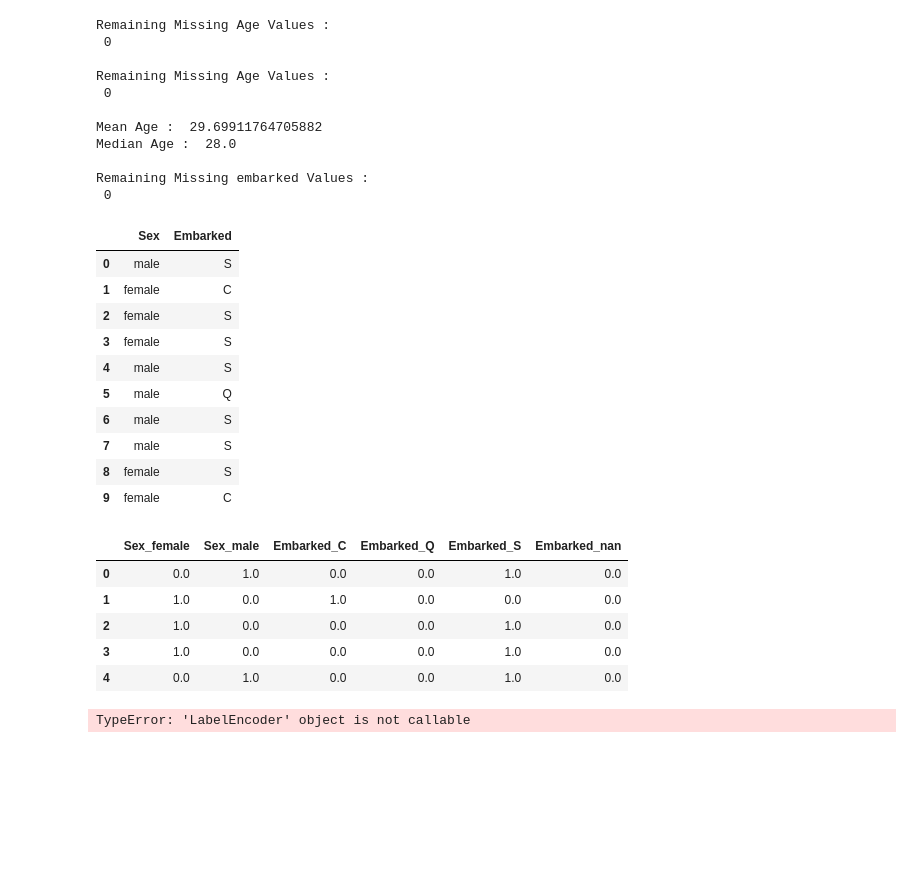
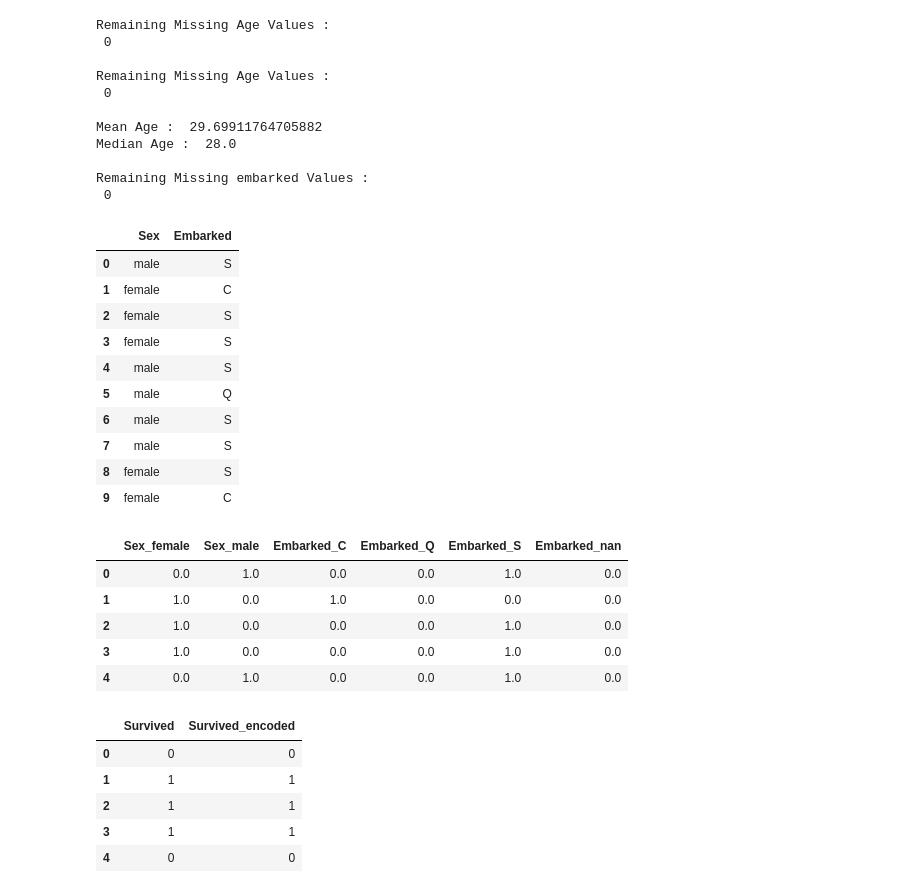
Before and after one commit to dhanusherramuri/AML_MSIS, a Jupyter notebook: AML_LAB_3 (18-08-2026).ipynb, the cells around one changed output. Saved outputs shown, nothing was run; the diff lists cells and outputs as text; code cells hidden in the pictures; blank space fills up the shorter version.

```diff
--- a/AML_LAB_3 (18-08-2026).ipynb
+++ b/AML_LAB_3 (18-08-2026).ipynb
@@ -157,32 +157,37 @@ encoded_df = pd.DataFrame(
 display(encoded_df.head())
 
 
 #ENCODING - LABEL
 
 
 from sklearn.preprocessing import LabelEncoder
 
 le = LabelEncoder()
 
 df['Survived_encoded'] = le.fit_transform(df['Survived'])
 
-display(df[['Survived', 'Survived_enc']])
+display(df[['Survived', 'Survived_encoded']].head())
 # %% [output]
 |  | Sex | Embarked |
 | 0 | male | S |
 | 1 | female | C |
 | 2 | female | S |
 | 3 | female | S |
 | 4 | male | S |
 | 5 | male | Q |
 | 6 | male | S |
 | 7 | male | S |
 | 8 | female | S |
 | 9 | female | C |
 |  | Sex_female | Sex_male | Embarked_C | Embarked_Q | Embarked_S | Embarked_nan |
 | 0 | 0.0 | 1.0 | 0.0 | 0.0 | 1.0 | 0.0 |
 | 1 | 1.0 | 0.0 | 1.0 | 0.0 | 0.0 | 0.0 |
 | 2 | 1.0 | 0.0 | 0.0 | 0.0 | 1.0 | 0.0 |
 | 3 | 1.0 | 0.0 | 0.0 | 0.0 | 1.0 | 0.0 |
 | 4 | 0.0 | 1.0 | 0.0 | 0.0 | 1.0 | 0.0 |
-TypeError: 'LabelEncoder' object is not callable
+|  | Survived | Survived_encoded |
+| 0 | 0 | 0 |
+| 1 | 1 | 1 |
+| 2 | 1 | 1 |
+| 3 | 1 | 1 |
+| 4 | 0 | 0 |
```
Also changed, not shown: parts of 1 cell of this notebook.
